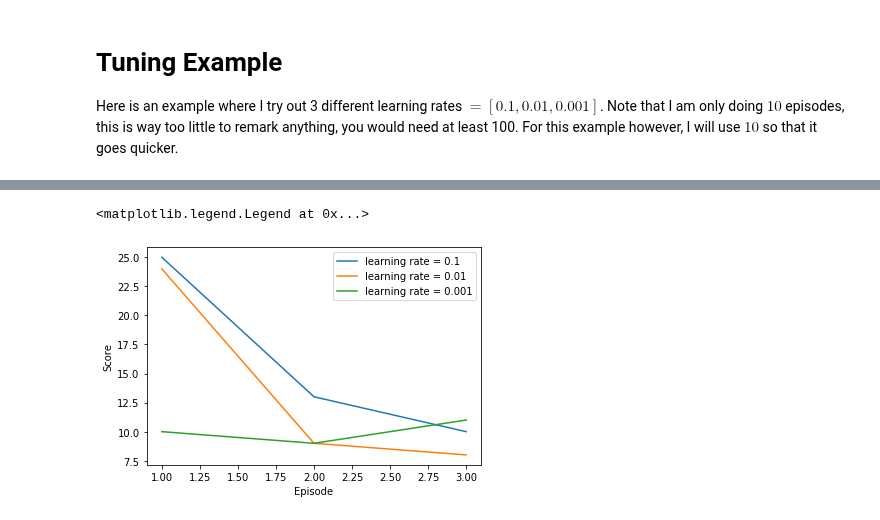
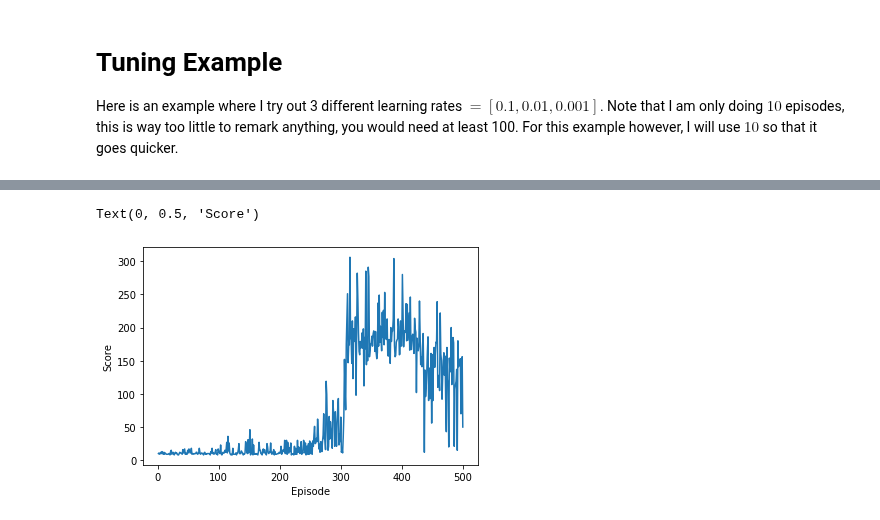
Before and after one commit to B-Starkenburg/RL2, a Jupyter notebook: Experiments.ipynb, the cells around one changed output, grey strips where cells are left out. Saved outputs shown, nothing was run; the diff lists cells and outputs as text; code cells hidden in the pictures.

```diff
--- a/Experiments.ipynb
+++ b/Experiments.ipynb
@@ -26,33 +29,37 @@ Non trainable parameters are:
  - total_episodes
 # %%
 
-def Cartpole(total_episodes,target, target_network_update_frequency, buffer, batch_size, learning_rate, future_reward_discount_factor, exploration_parameter, network_params, action_selection_method):
+def Cartpole(total_episodes,target, target_network_update_frequency, buffer, batch_size, learning_rate, future_reward_discount_factor, exploration_parameter, hidden_dims, action_selection_method):
     scores = []
     env = gym.make("CartPole-v1")
-    agent = DQNagent(env.observation_space.shape, env.action_space.n, target, buffer, batch_size, learning_rate, future_reward_discount_factor, exploration_parameter, network_params)
+    agent = DQNagent(env.observation_space.shape[0], env.action_space.n, target, buffer, batch_size, learning_rate, future_reward_discount_factor, exploration_parameter, hidden_dims)
 
     for i in range(total_episodes):
         #reset the environment
         state = env.reset()
 
+        if i%target_network_update_frequency == 0 and target:
+            agent.update_target_network()
         #Cartpole-v1 has a maximum episode length of 500
         for t in range(500):
             #env.render()
             #select action based on exploration method
+            state = FloatTensor([state])
             action = agent.action_selection(state, method = action_selection_method)
 
             #Get example, and save to replay buffer
             next_state, reward, done, _ = env.step(action)
             #if done: reward = -10 #Finishing before 500 steps means the cartpole fell, thus we give a -10 reward
 
-            agent.memorize(state, action, reward, next_state, done)
+            agent.memorize(state,
+                 LongTensor([[action]]),
+                 FloatTensor([reward]),
+                 FloatTensor([next_state]),
+                 FloatTensor([done]))
 
             #Train network
             if len(agent.memory) >= batch_size:
                 agent.train()
-
-            if t%target_network_update_frequency == 0 and target:
-                agent.update_target_network()
 
             #The score is how long the cart stayed upright, this can be a maximum of 500
             if done or t==499:
@@ -67,24 +74,21 @@ def Cartpole(total_episodes,target, target_network_update_frequency, buffer, bat
 Here is an example where I try out 3 different learning rates $ = [0.1, 0.01, 0.001]$. Note that I am only doing $10$ episodes, this is way too little to remark anything, you would need at least 100. For this example however, I will use $10$ so that it goes quicker.
 # %%
 #Parameter I am optimizing
-learning_rates = [0.1, 0.01, 0.001]
+learning_rate = 1e-3
 
 #Other optimizable parameters not being optimized now
-future_reward_discount_factor = 0.95
+future_reward_discount_factor = 1
 exploration_parameter = 0.1
-network_params = [(24,'relu'),(24,'relu')]
+hidden_dims = 16
 action_selection_method = 'egreedy'
-batch_size = 32 #While training it will take the last n=batch_size examples. If buffer=True then it will take n=batch_size random samples from the memory
-target_network_update_frequency = 10 #After how many update steps do we update the target network
+batch_size = 64 #While training it will take the last n=batch_size examples. If buffer=True then it will take n=batch_size random samples from the memory
+target_network_update_frequency = 100 #After how many update steps do we update the target network
 
 #Other parameters
-buffer = False #If we want to include experience buffer to DQN
-target = False #If we want to include target network to DQN
-total_episodes = 3 #How many times the agent goes from reset -> done (note that after 500 steps the agent will return done no matter what so the training won't get stuck infinitely)
+buffer = True #If we want to include experience buffer to DQN
+target = True #If we want to include target network to DQN
+total_episodes = 500 #How many times the agent goes from reset -> done (note that after 500 steps the agent will return done no matter what so the training won't get stuck infinitely)
 
 #The cartpole function returns a list of scores (per episode) so I will use this in a loop for all the learning rates
-score_per_lr = []
-for learning_rate in learning_rates:
-    score = Cartpole(total_episodes,target, target_network_update_frequency, buffer, batch_size, learning_rate, future_reward_discount_factor, exploration_parameter, network_params, action_selection_method)
-    score_per_lr.append(score)
+score = Cartpole(total_episodes,target, target_network_update_frequency, buffer, batch_size, learning_rate, future_reward_discount_factor, exploration_parameter, hidden_dims, action_selection_method)
 # %% [output]
@@ -100,9 +112,8 @@ Episode 2: Score 11/500
 # %%
-for i,lr in enumerate(learning_rates):
-    plt.plot(np.arange(1,total_episodes+1), score_per_lr[i], label =f"learning rate = {lr}")
+
+plt.plot(np.arange(1,total_episodes+1), score)
 plt.xlabel("Episode")
 plt.ylabel("Score")
-plt.legend()
 # %% [output]
-<matplotlib.legend.Legend at 0x...>
+Text(0, 0.5, 'Score')
-[figure, old version]
+[figure, new version]
```
Also changed, not shown: parts of 2 cells of this notebook, 1 other file.
